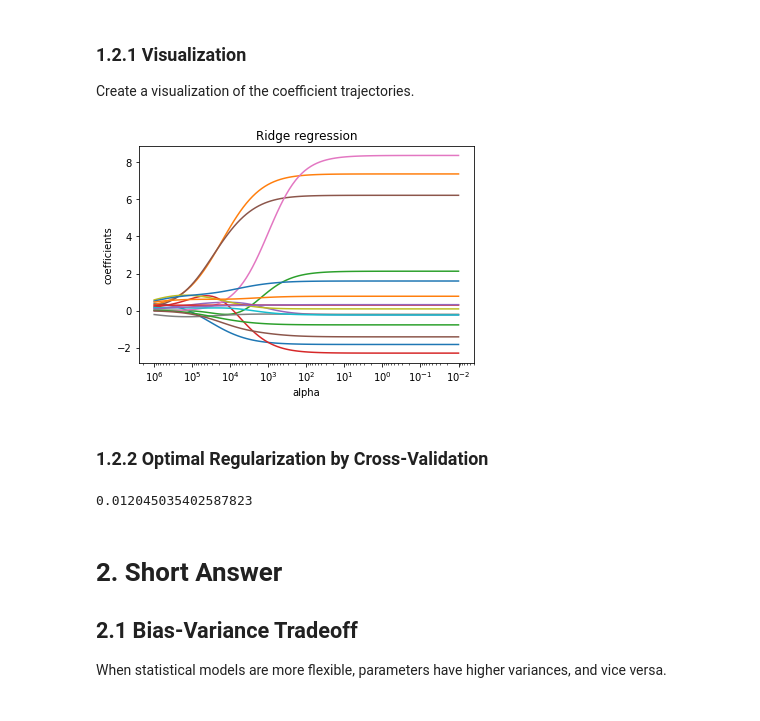
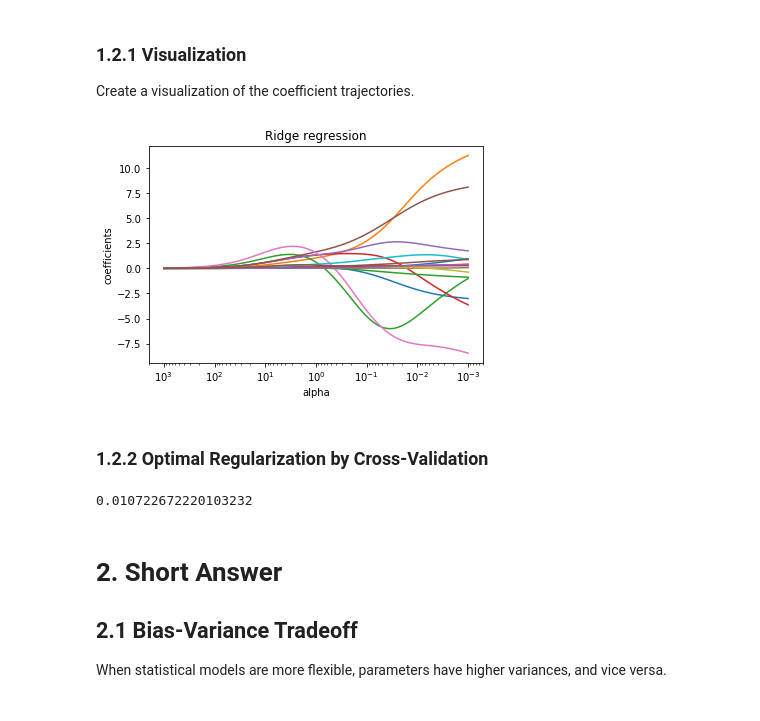
Before and after one commit to liyigao/GU-ANLY-590, a Jupyter notebook: Assignment 0.ipynb, the cells around one changed output. Drawn from its saved outputs; the diff is of its cells as text; code cells hidden in the pictures.

```diff
--- a/Assignment 0.ipynb
+++ b/Assignment 0.ipynb
@@ -16,9 +16,12 @@ Drop categorical columns first, and then drop data with missing numeric values.
 import numpy as np
 from sklearn import linear_model
 from sklearn.model_selection import train_test_split
+from sklearn.preprocessing import StandardScaler
 hitters_num = hitters.select_dtypes([np.number]).dropna()
 X = hitters_num.drop("Salary", axis = 1)
 y = hitters_num.Salary
+X_train, X_test, y_train, y_test = train_test_split(X, y, test_size = 0.5, random_state = 124)
+scaler = StandardScaler()
 # %% [markdown]
 ### 1.1.1 Visualization
 Create a visualization of the coefficient trajectories.
@@ -92,30 +95,30 @@ array([-1.42878604,  5.52871145, -0.        ,  0.        ,  0.10611465,
 ### 1.2.1 Visualization
 Create a visualization of the coefficient trajectories.
 # %%
-n_alphas = 100
-alphas_ridge = np.logspace(-2, 6, 100)
+alphas_ridge = np.logspace(-3, 3, 100)
 coefs_ridge = []
 for a in alphas_ridge:
-    ridge = linear_model.Ridge(alpha = a, fit_intercept = False, normalize = True)
-    ridge.fit(X, y)
+    ridge = linear_model.Ridge(alpha = a, normalize = True)
+    ridge.fit(X_train, y_train)
     coefs_ridge.append(ridge.coef_)
 ax = plt.gca()
 ax.plot(alphas_ridge, coefs_ridge)
 ax.set_xscale('log')
 ax.set_xlim(ax.get_xlim()[::-1])
+plt.axis('tight')
 plt.xlabel('alpha')
 plt.ylabel('coefficients')
 plt.title('Ridge regression')
 plt.show()
 # %% [output]
-[figure, old version]
+[figure, new version]
 # %% [markdown]
 ### 1.2.2 Optimal Regularization by Cross-Validation
 # %%
-model_ridge = linear_model.RidgeCV(alphas = alphas_ridge, normalize = True).fit(X, y)
+model_ridge = linear_model.RidgeCV(alphas = alphas_ridge, normalize = True).fit(X_train, y_train)
 model_ridge.alpha_
 # %% [output]
-0.012045035402587823
+0.010722672220103232
 # %% [markdown]
 # 2. Short Answer
 ## 2.1 Bias-Variance Tradeoff
```
Also changed, not shown: parts of 5 cells of this notebook.
